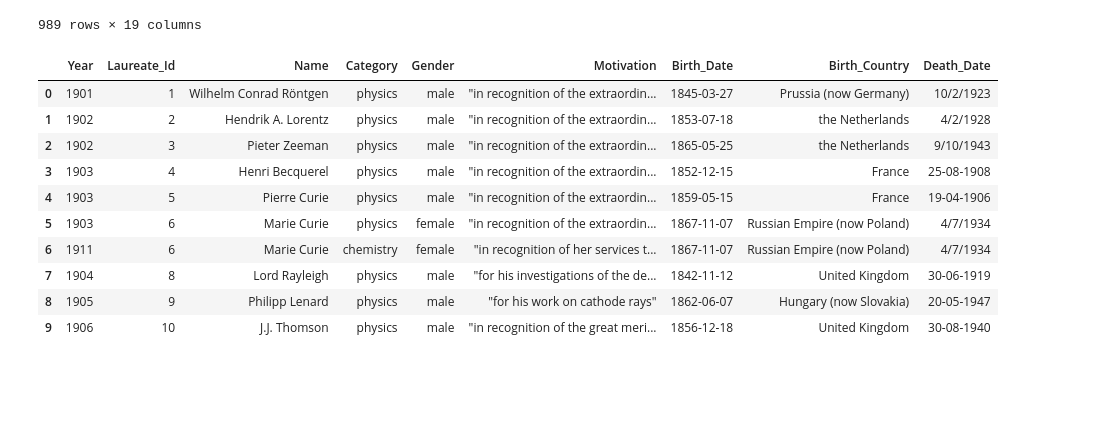
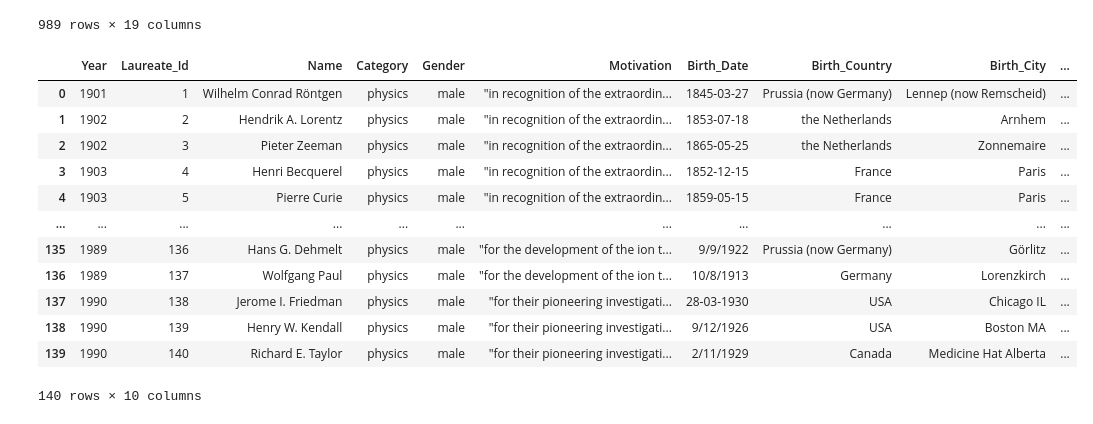
Before and after one commit to jbarbs44/Project-3, a Jupyter notebook: clean_up.ipynb, the cells around one changed output. Drawn from its saved outputs; the diff is of its cells as text; code cells hidden in the pictures; blank space fills up the shorter version.

```diff
--- a/clean_up.ipynb
+++ b/clean_up.ipynb
@@ -25,12 +25,14 @@ nobel_df
 | 988 | 2022 | 1023 | Philip | Dybvig | economics | male | 3 | "for research on banks and financ... | 22-05-1955 | ... |
 989 rows × 19 columns
 # %%
-cleaned_nobel_df = nobel_df.drop(["Prize_Share", "Birth_City", "Birth_Country_Code", "Death_Country", "Death_City", "Death_Country_Code",
+cleaned_nobel_df = nobel_df.drop(["Prize_Share", "Birth_Country_Code", "Death_Country", "Death_City", "Death_Country_Code",
                "Organization_Name", "Organization_City", "Organization_Country"], axis = 1)
 # %%
 cleaned_nobel_df['Year'] = cleaned_nobel_df['Year'].astype('Int64')
 cleaned_nobel_df['Laureate_Id'] = cleaned_nobel_df['Laureate_Id'].astype(str)
 cleaned_nobel_df["Name"] = cleaned_nobel_df["Firstname"].astype(str)+ " " + cleaned_nobel_df["Lastname"].astype(str)
+cleaned_nobel_df["Birth_Country"] = cleaned_nobel_df["Birth_Country"].astype(str)
+cleaned_nobel_df["Birth_City"] = cleaned_nobel_df["Birth_City"].astype(str)
 # %%
 column_to_move = cleaned_nobel_df.pop("Name")
 
@@ -38,16 +40,18 @@ cleaned_nobel_df.insert(2, "Name", column_to_move)
 # %%
 full_name_df = cleaned_nobel_df.drop(["Firstname", "Lastname"], axis= 1)
 # %%
-full_name_df.head(10)
+full_name_df.head(140)
 # %% [output]
-|  | Year | Laureate_Id | Name | Category | Gender | Motivation | Birth_Date | Birth_Country | Death_Date |
-| 0 | 1901 | 1 | Wilhelm Conrad Röntgen | physics | male | "in recognition of the extraordin... | 1845-03-27 | Prussia (now Germany) | 10/2/1923 |
-| 1 | 1902 | 2 | Hendrik A. Lorentz | physics | male | "in recognition of the extraordin... | 1853-07-18 | the Netherlands | 4/2/1928 |
-| 2 | 1902 | 3 | Pieter Zeeman | physics | male | "in recognition of the extraordin... | 1865-05-25 | the Netherlands | 9/10/1943 |
-| 3 | 1903 | 4 | Henri Becquerel | physics | male | "in recognition of the extraordin... | 1852-12-15 | France | 25-08-1908 |
-| 4 | 1903 | 5 | Pierre Curie | physics | male | "in recognition of the extraordin... | 1859-05-15 | France | 19-04-1906 |
-| 5 | 1903 | 6 | Marie Curie | physics | female | "in recognition of the extraordin... | 1867-11-07 | Russian Empire (now Poland) | 4/7/1934 |
-| 6 | 1911 | 6 | Marie Curie | chemistry | female | "in recognition of her services t... | 1867-11-07 | Russian Empire (now Poland) | 4/7/1934 |
-| 7 | 1904 | 8 | Lord Rayleigh | physics | male | "for his investigations of the de... | 1842-11-12 | United Kingdom | 30-06-1919 |
-| 8 | 1905 | 9 | Philipp Lenard | physics | male | "for his work on cathode rays" | 1862-06-07 | Hungary (now Slovakia) | 20-05-1947 |
-| 9 | 1906 | 10 | J.J. Thomson | physics | male | "in recognition of the great meri... | 1856-12-18 | United Kingdom | 30-08-1940 |
+|  | Year | Laureate_Id | Name | Category | Gender | Motivation | Birth_Date | Birth_Country | Birth_City | ... |
+| 0 | 1901 | 1 | Wilhelm Conrad Röntgen | physics | male | "in recognition of the extraordin... | 1845-03-27 | Prussia (now Germany) | Lennep (now Remscheid) | ... |
+| 1 | 1902 | 2 | Hendrik A. Lorentz | physics | male | "in recognition of the extraordin... | 1853-07-18 | the Netherlands | Arnhem | ... |
+| 2 | 1902 | 3 | Pieter Zeeman | physics | male | "in recognition of the extraordin... | 1865-05-25 | the Netherlands | Zonnemaire | ... |
+| 3 | 1903 | 4 | Henri Becquerel | physics | male | "in recognition of the extraordin... | 1852-12-15 | France | Paris | ... |
+| 4 | 1903 | 5 | Pierre Curie | physics | male | "in recognition of the extraordin... | 1859-05-15 | France | Paris | ... |
+| ... | ... | ... | ... | ... | ... | ... | ... | ... | ... | ... |
+| 135 | 1989 | 136 | Hans G. Dehmelt | physics | male | "for the development of the ion t... | 9/9/1922 | Prussia (now Germany) | Görlitz | ... |
+| 136 | 1989 | 137 | Wolfgang Paul | physics | male | "for the development of the ion t... | 10/8/1913 | Germany | Lorenzkirch | ... |
+| 137 | 1990 | 138 | Jerome I. Friedman | physics | male | "for their pioneering investigati... | 28-03-1930 | USA | Chicago IL | ... |
+| 138 | 1990 | 139 | Henry W. Kendall | physics | male | "for their pioneering investigati... | 9/12/1926 | USA | Boston MA | ... |
+| 139 | 1990 | 140 | Richard E. Taylor | physics | male | "for their pioneering investigati... | 2/11/1929 | Canada | Medicine Hat Alberta | ... |
+140 rows × 10 columns
```
Also changed, not shown: parts of 7 cells of this notebook.
